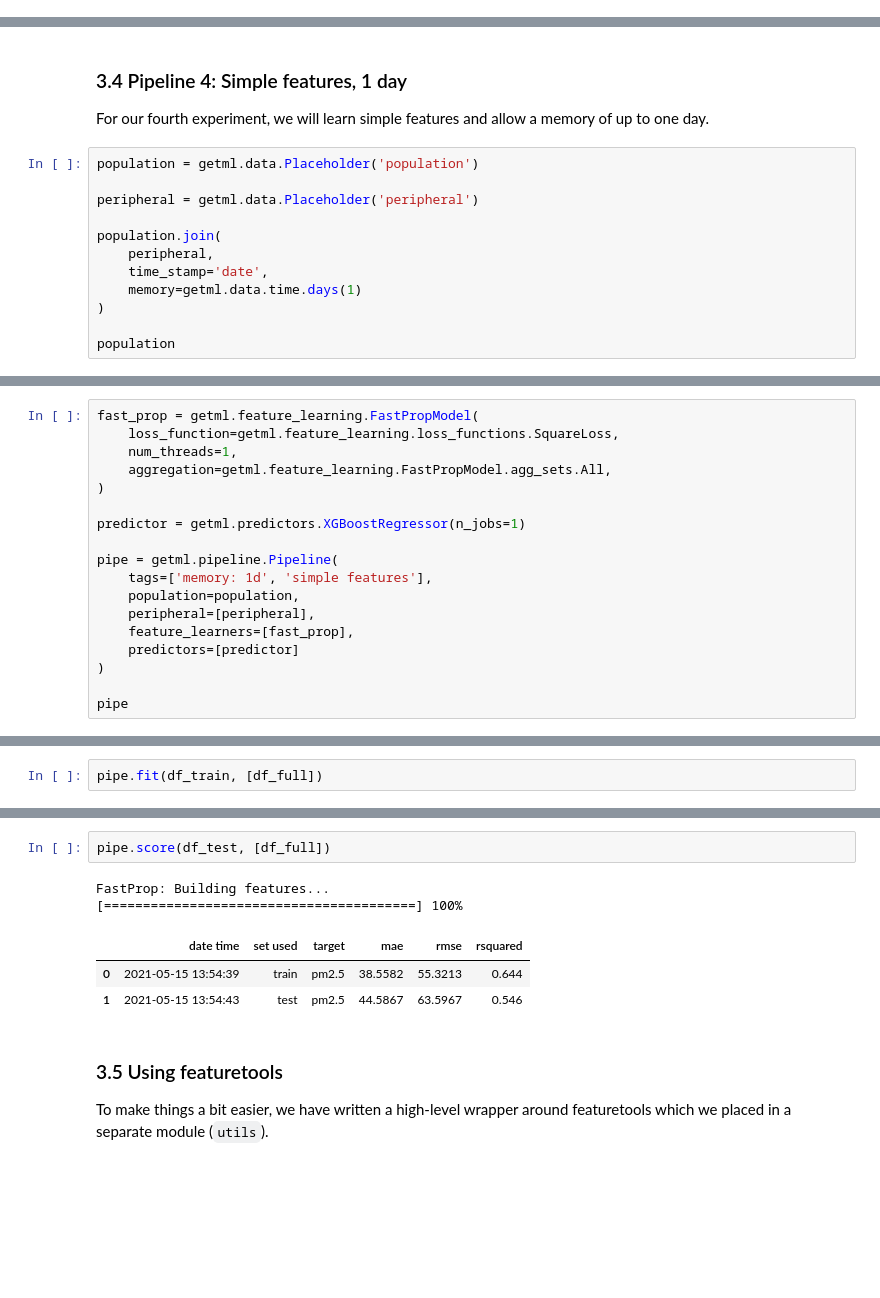
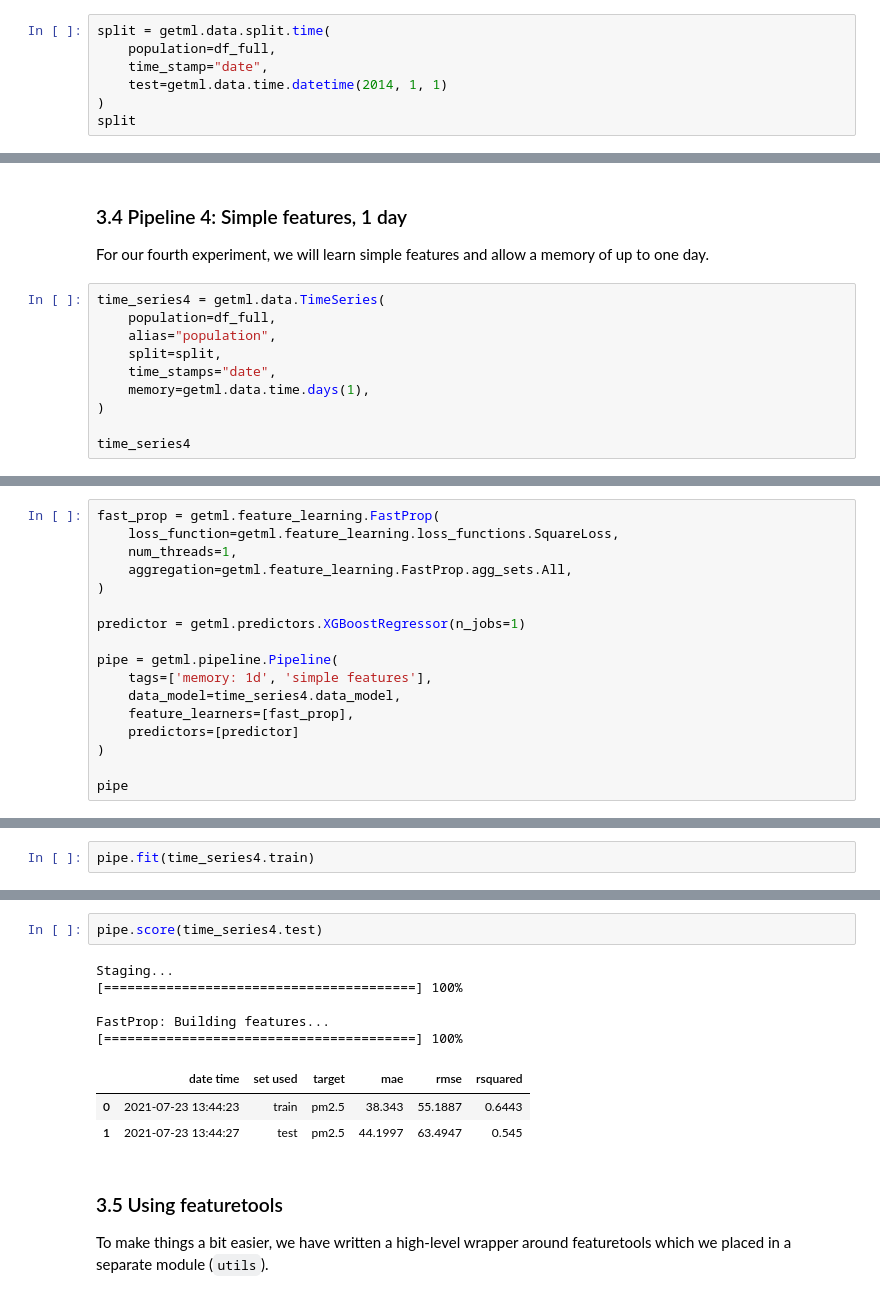
Before and after one commit to getml/getml-demo, a Jupyter notebook: air_pollution.ipynb, the cells around one changed output, grey strips where cells are left out. Cells and saved outputs as stored; diff of their text form; blank space fills up the shorter version.

```diff
--- a/air_pollution.ipynb
+++ b/air_pollution.ipynb
@@ -214,0 +199,7 @@ set_roles(df_test)
+# %%
+split = getml.data.split.time(
+    population=df_full,
+    time_stamp="date",
+    test=getml.data.time.datetime(2014, 1, 1)
+)
+split
@@ -490,15 +557,13 @@ FastProp: Building features...
 
 For our fourth experiment, we will learn simple features and allow a memory of up to one day.
 # %%
-population = getml.data.Placeholder('population')
-
-peripheral = getml.data.Placeholder('peripheral')
-
-population.join(
-    peripheral,
-    time_stamp='date',
-    memory=getml.data.time.days(1)
+time_series4 = getml.data.TimeSeries(
+    population=df_full,
+    alias="population",
+    split=split,
+    time_stamps="date",
+    memory=getml.data.time.days(1),
 )
 
-population
+time_series4
 # %% [output]
@@ -507,16 +584,15 @@ population
 # %%
-fast_prop = getml.feature_learning.FastPropModel(
+fast_prop = getml.feature_learning.FastProp(
     loss_function=getml.feature_learning.loss_functions.SquareLoss,
     num_threads=1,
-    aggregation=getml.feature_learning.FastPropModel.agg_sets.All,
+    aggregation=getml.feature_learning.FastProp.agg_sets.All,
 )
 
 predictor = getml.predictors.XGBoostRegressor(n_jobs=1)
 
 pipe = getml.pipeline.Pipeline(
     tags=['memory: 1d', 'simple features'],
-    population=population,
-    peripheral=[peripheral],
+    data_model=time_series4.data_model,
     feature_learners=[fast_prop],
     predictors=[predictor]
 )
@@ -539,5 +621,5 @@ Checking data model...
 OK.
 # %%
-pipe.fit(df_train, [df_full])
+pipe.fit(time_series4.train)
 # %% [output]
 Checking data model...
@@ -568,11 +654,14 @@ url: http://localhost:1709/#/getpipeline/air_pollution/XhVHdB/0/
 # %%
-pipe.score(df_test, [df_full])
+pipe.score(time_series4.test)
 # %% [output]
+Staging...
+[========================================] 100%
+
 FastProp: Building features...
 [========================================] 100%
 |  | date time | set used | target | mae | rmse | rsquared |
-| 0 | 2021-05-15 13:54:39 | train | pm2.5 | 38.5582 | 55.3213 | 0.644 |
-| 1 | 2021-05-15 13:54:43 | test | pm2.5 | 44.5867 | 63.5967 | 0.546 |
+| 0 | 2021-07-23 13:44:23 | train | pm2.5 | 38.343 | 55.1887 | 0.6443 |
+| 1 | 2021-07-23 13:44:27 | test | pm2.5 | 44.1997 | 63.4947 | 0.545 |
 # %% [markdown]
 ### 3.5 Using featuretools
 
```
Also changed, not shown: parts of 45 cells of this notebook.
